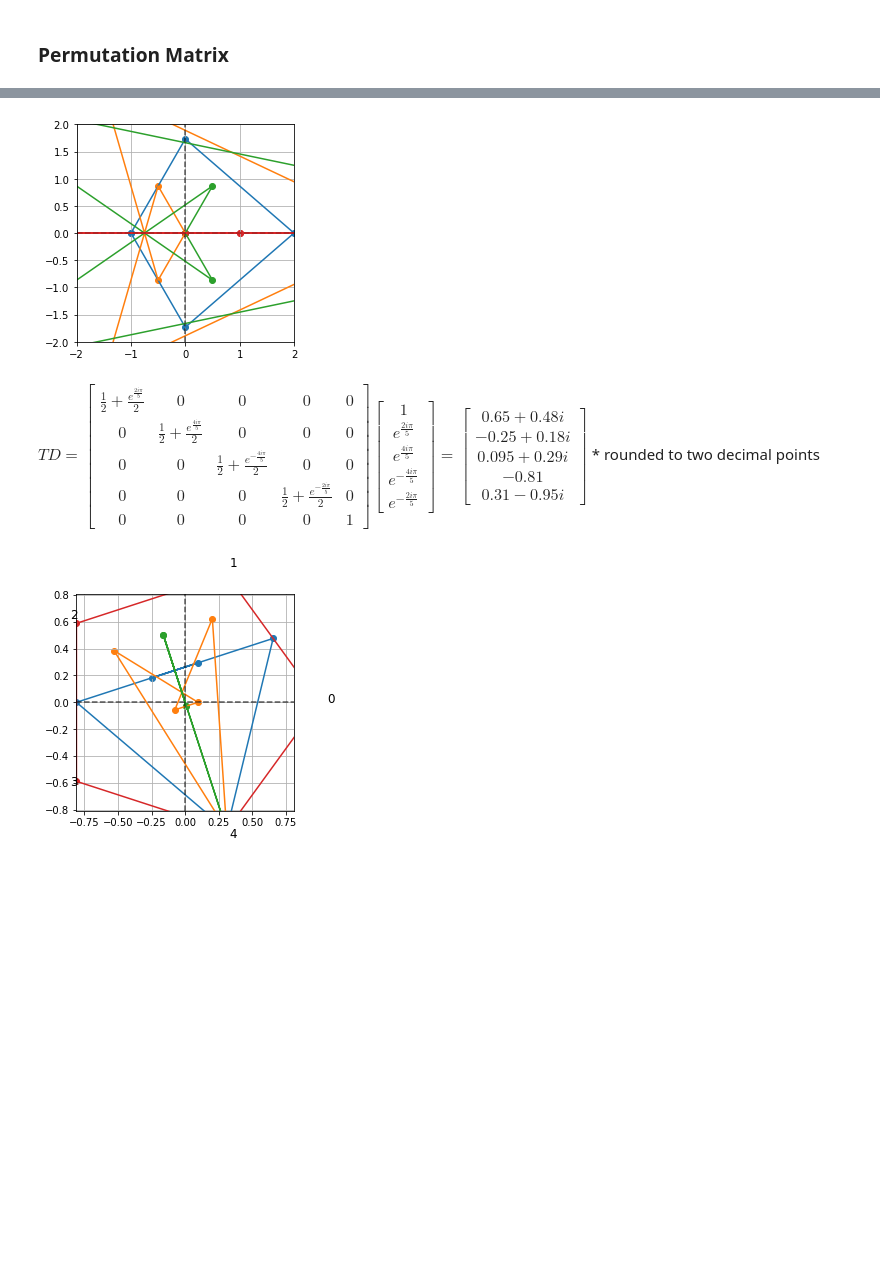
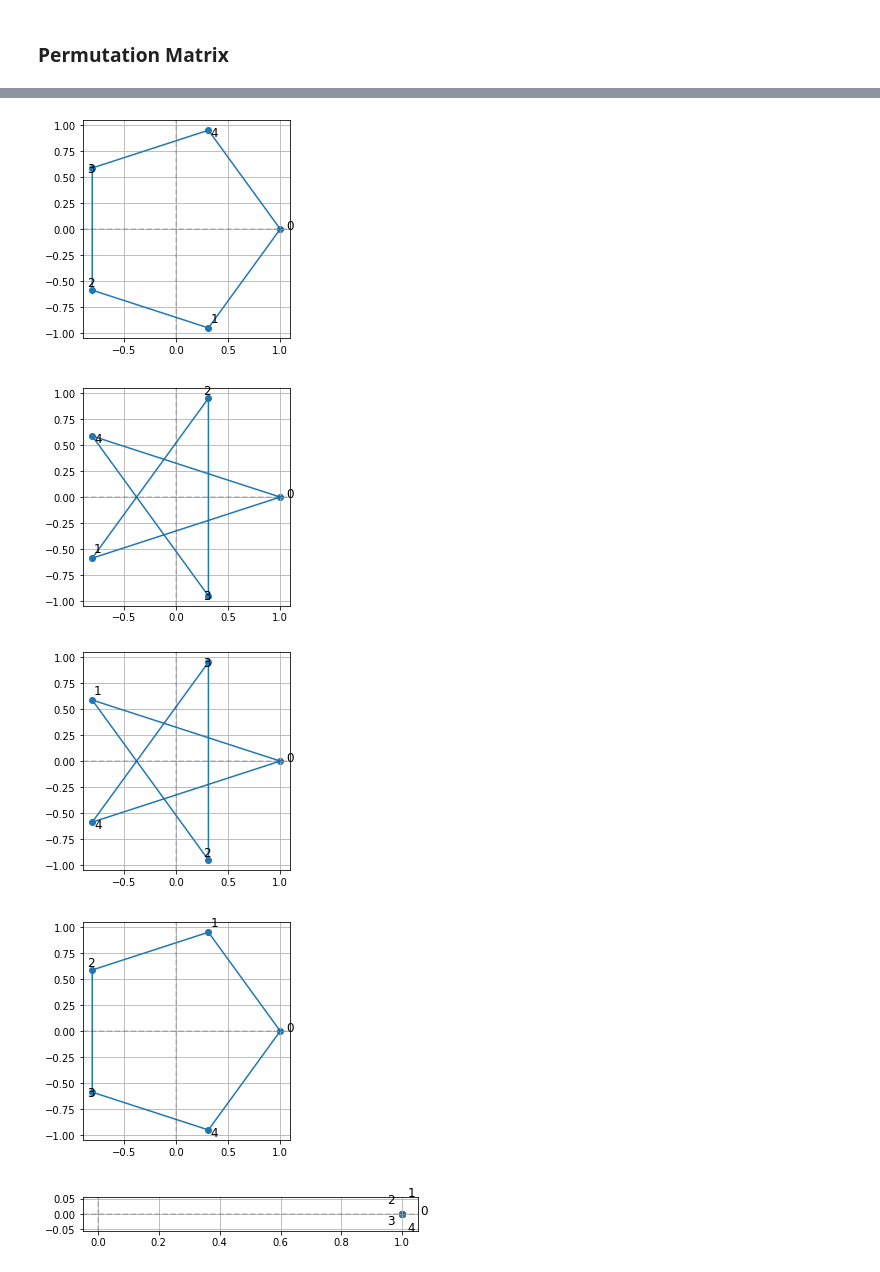
Before and after one commit to fractalclockwork/Math725, a Jupyter notebook: Exercises/Math725_ex_week6_midpt_poly.ipynb, the cells around one changed output, grey strips where cells are left out. Cells and saved outputs as stored; diff of their text form; code cells hidden in the pictures; blank space fills up the shorter version.

Commit message:
enter the matrix

```diff
--- a/Exercises/Math725_ex_week6_midpt_poly.ipynb
+++ b/Exercises/Math725_ex_week6_midpt_poly.ipynb
@@ -120,10 +56,7 @@ def T(n):
 # %%
 n=5
-zeta = sym.exp(-2 * sym.I * sym.pi/n)
-poly = Matrix([zeta**i for i in range(n)])
-M = sym.diag([(1+zeta**i)/2 for i in range(n)], unpack=True)
-
-p = polygon(poly,M)
-p.plot(5)
-p.display()
+z = sym.exp(-2 * sym.I * sym.pi/n)
+V = Matrix([z**i for i in range(n)])
+M = sym.diag([z**i for i in range(n)], unpack=True)
+M,V
 # %% [output]
@@ -132,19 +64,11 @@ $TD=\left[\begin{matrix}1 & 0 & 0 & 0 & 0\\0 & \frac{1}{2} + \frac{e^{- \frac{2
-# %%
-p = polygon(poly,M)
-p.plot(1,5)
-# %% [output]
-[figure, removed]
-# %%
-n=5
-zeta = sym.exp(2*sym.I*sym.pi/n)
-poly = Matrix([zeta**i for i in range(n)])
-#poly = sym.ones(n,1)
-M = sym.diag([(1+zeta**i)/2 for i in range(1,n+1)], unpack=True)
-#M = (1+zeta)/2 * sym.eye(n)
-q = polygon(poly, M)
-q.display()
-q.plot(1,4)
-z_plot(q.D)
-# %% [output]
-$TD=\left[\begin{matrix}\frac{1}{2} + \frac{e^{\frac{2 i \pi}{5}}}{2} & 0 & 0 & 0 & 0\\0 & \frac{1}{2} + \frac{e^{\frac{4 i \pi}{5}}}{2} & 0 & 0 & 0\\0 & 0 & \frac{1}{2} + \frac{e^{- \frac{4 i \pi}{5}}}{2} & 0 & 0\\0 & 0 & 0 & \frac{1}{2} + \frac{e^{- \frac{2 i \pi}{5}}}{2} & 0\\0 & 0 & 0 & 0 & 1\end{matrix}\right]        \left[\begin{matrix}1\\e^{\frac{2 i \pi}{5}}\\e^{\frac{4 i \pi}{5}}\\e^{- \frac{4 i \pi}{5}}\\e^{- \frac{2 i \pi}{5}}\end{matrix}\right]$$=\left[\begin{matrix}0.65 + 0.48 i\\-0.25 + 0.18 i\\0.095 + 0.29 i\\-0.81\\0.31 - 0.95 i\end{matrix}\right]$ * rounded to two decimal points
-[figure, removed]
+# %%
+# Isomorpheus asks how deep down the rabbit hole do we want to go?
+for i in range(n):
+    z_plot((M**i)*V)
+    plt.show()
+# %% [output]
+[figure, added]
+[figure, added]
+[figure, added]
+[figure, added]
+[figure, added]
```
Also changed, not shown: parts of 5 cells of this notebook.
